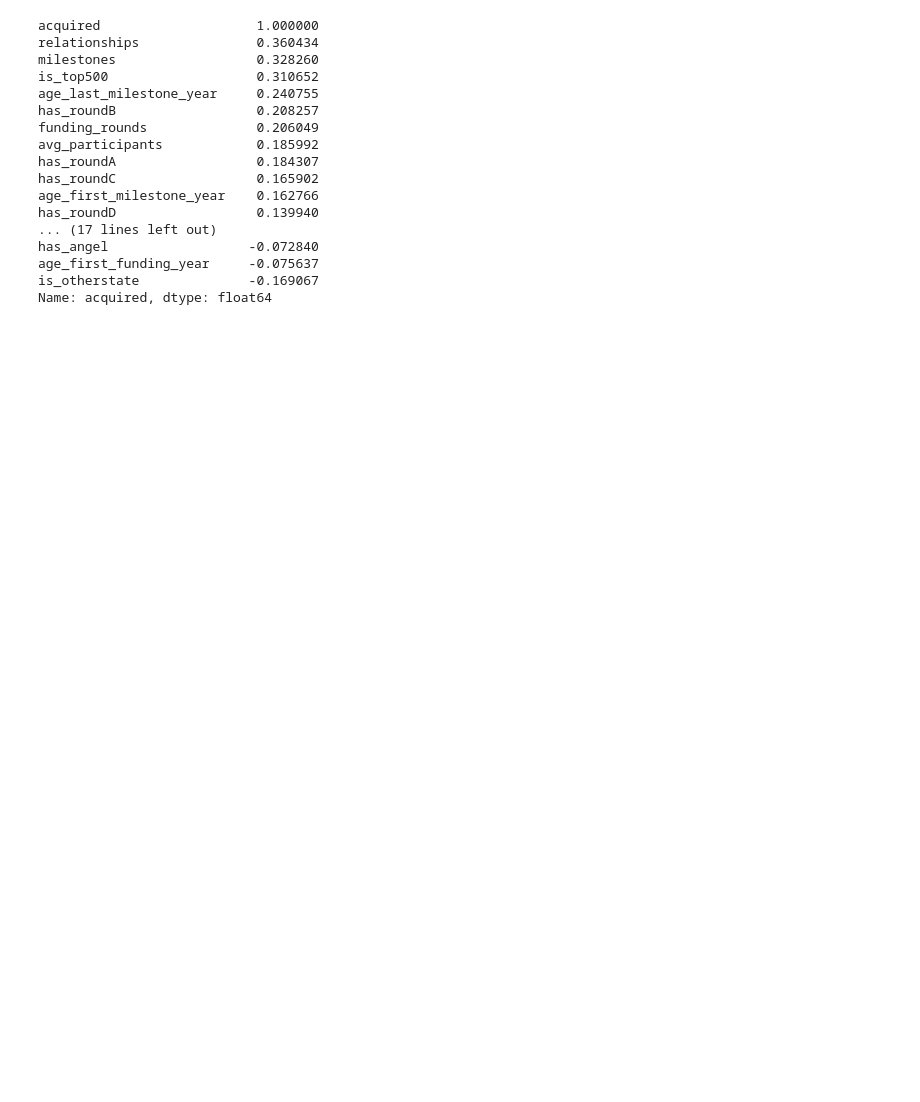
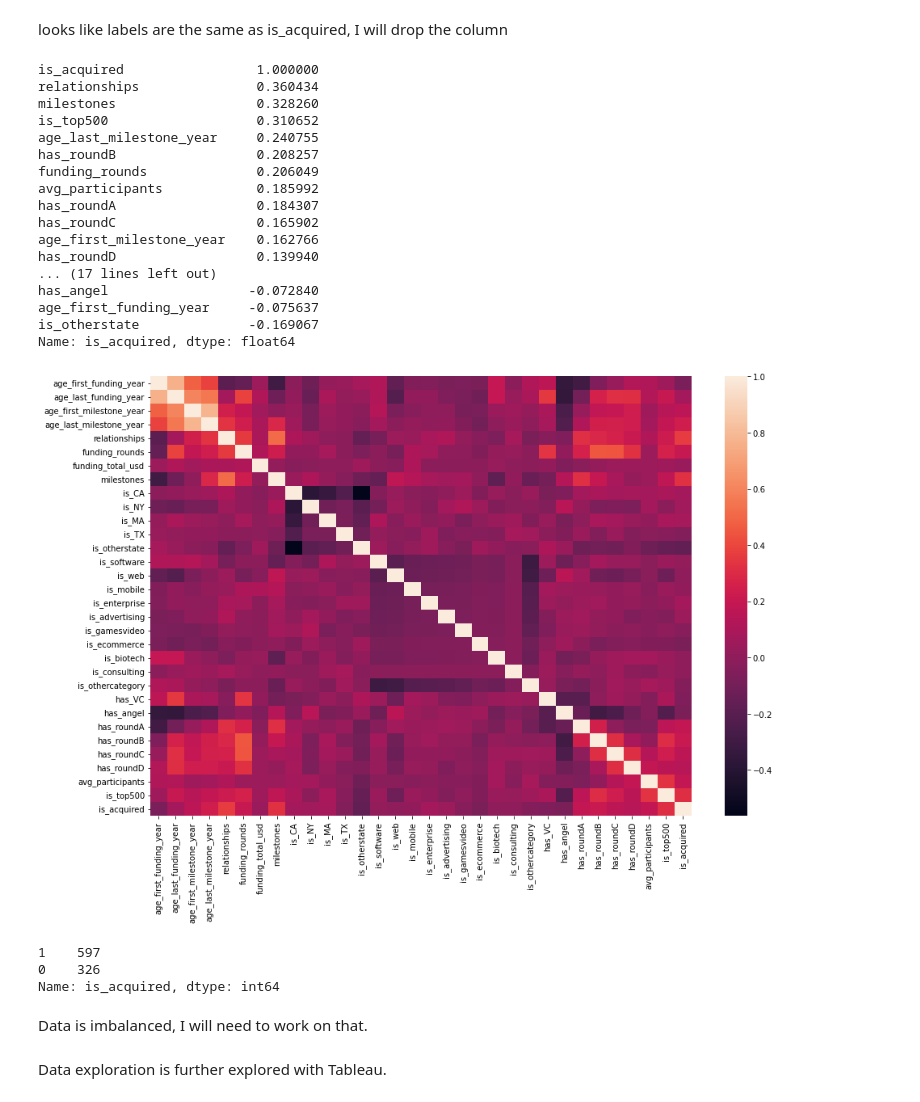
Before and after one commit to Paulabvc/startups_project, a Jupyter notebook: Final_project_startup/notebooks/Exploratory_data_analysis (2).ipynb, the cells around one changed output. Saved outputs shown, nothing was run; the diff lists cells and outputs as text; code cells hidden in the pictures; blank space fills up the shorter version.

```diff
--- a/Final_project_startup/notebooks/Exploratory_data_analysis (2).ipynb
+++ b/Final_project_startup/notebooks/Exploratory_data_analysis (2).ipynb
@@ -73,7 +122,12 @@ corr_matrix
+# %% [markdown]
+looks like labels are the same as is_acquired, I will drop the column
+# %%
+df = df.drop(['labels'],  axis=1)
 # %%
-corr_matrix["acquired"].sort_values(ascending=False)
+corr_matrix=df.corr()
+corr_matrix["is_acquired"].sort_values(ascending=False)
 # %% [output]
-acquired                    1.000000
+is_acquired                 1.000000
 relationships               0.360434
 milestones                  0.328260
 is_top500                   0.310652
@@ -89,4 +143,16 @@ has_roundD                  0.139940
 has_angel                  -0.072840
 age_first_funding_year     -0.075637
 is_otherstate              -0.169067
-Name: acquired, dtype: float64
+Name: is_acquired, dtype: float64
+# %%
+fig, ax = plt.subplots(figsize=(15, 10))
+sns.heatmap(corr_matrix, annot=False, ax = ax)
+plt.show()
+# %% [output]
+[figure, added]
+# %%
+df['is_acquired'].value_counts()
+# %% [output]
+1    597
+0    326
+Name: is_acquired, dtype: int64
@@ -92,0 +161,4 @@ Name: acquired, dtype: float64
+# %% [markdown]
+Data is imbalanced, I will need to work on that.
+# %% [markdown]
+Data exploration is further explored with Tableau.
```
Also changed, not shown: parts of 14 cells of this notebook, 2 other files.
